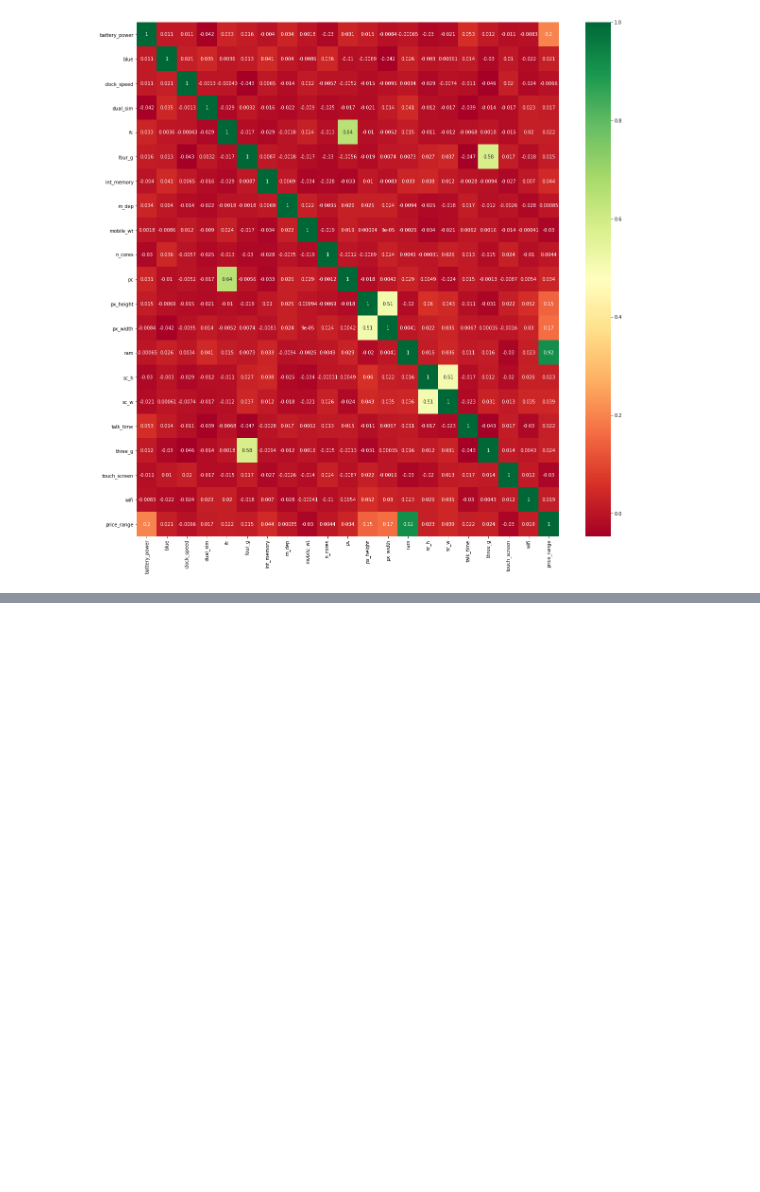
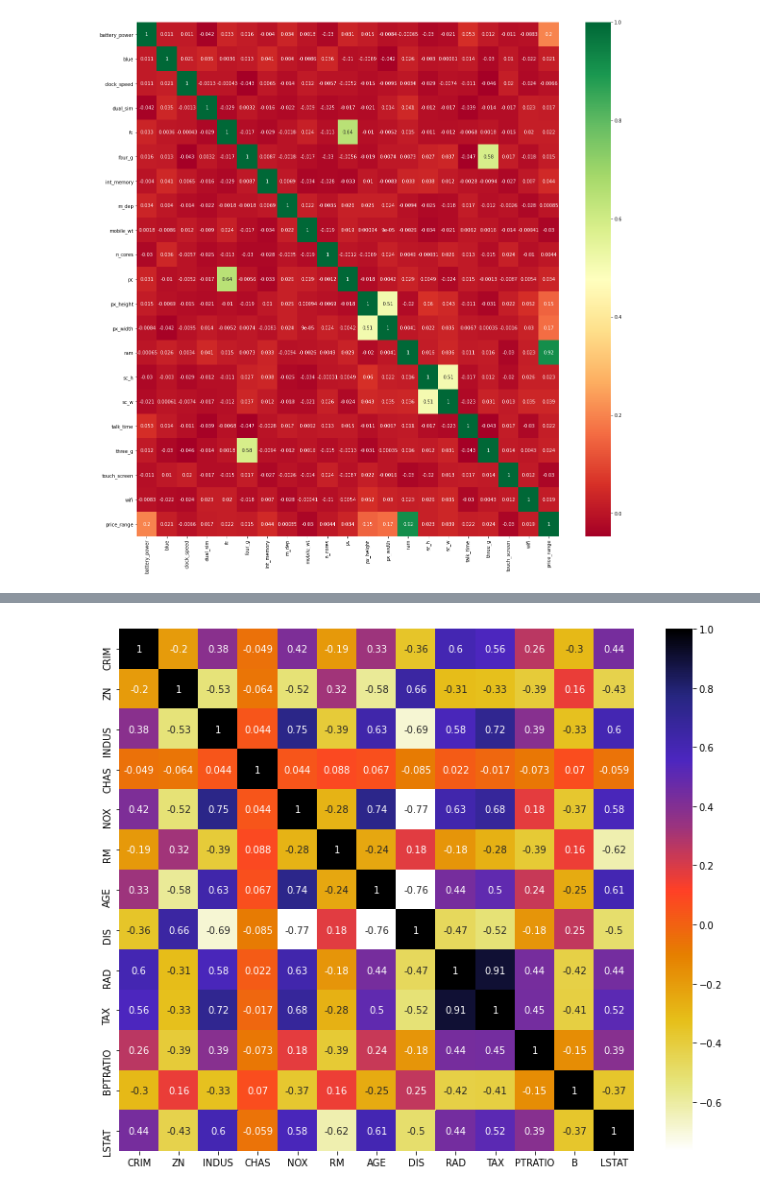
Before and after one commit to LuckyRathod/DataScience, a Jupyter notebook: P4 - Feature Selection/Feature_Selection.ipynb, the cells around one changed output, grey strips where cells are left out. Drawn from its saved outputs; the diff is of its cells as text; code cells hidden in the pictures; blank space fills up the shorter version.

Commit message:
Feature Selection Techniques

```diff
--- a/P4 - Feature Selection/Feature_Selection.ipynb
+++ b/P4 - Feature Selection/Feature_Selection.ipynb
@@ -225,0 +386,3 @@ We will remove Features which have
+# %%
+df = pd.DataFrame(data.data,columns = data.feature_names)
+df.head()
@@ -225,0 +396,3 @@ We will remove Features which have
+# %%
+df['MEDV'] = data.target
+df.head()
@@ -225,0 +410,3 @@ We will remove Features which have
+# %%
+X = df.drop("MEDV",axis=1)
+y = df['MEDV']
@@ -225,0 +422,5 @@ We will remove Features which have
+# %%
+from sklearn.model_selection import train_test_split
+X_train,X_test,y_train,y_test = train_test_split(X,y,test_size=0.3,random_state=0)
+
+X_train.shape , X_test.shape
@@ -225,0 +438,9 @@ We will remove Features which have
+# %%
+import seaborn as sns
+# Using Pearson Corrrelation
+plt.figure(figsize=(12,10))
+cor = X_train.corr()
+sns.heatmap(cor,annot=True,cmap =plt.cm.CMRmap_r)
+plt.show()
+# %% [output]
+[figure, added]
```
Also changed, not shown: parts of 54 cells of this notebook, 1 other file.
